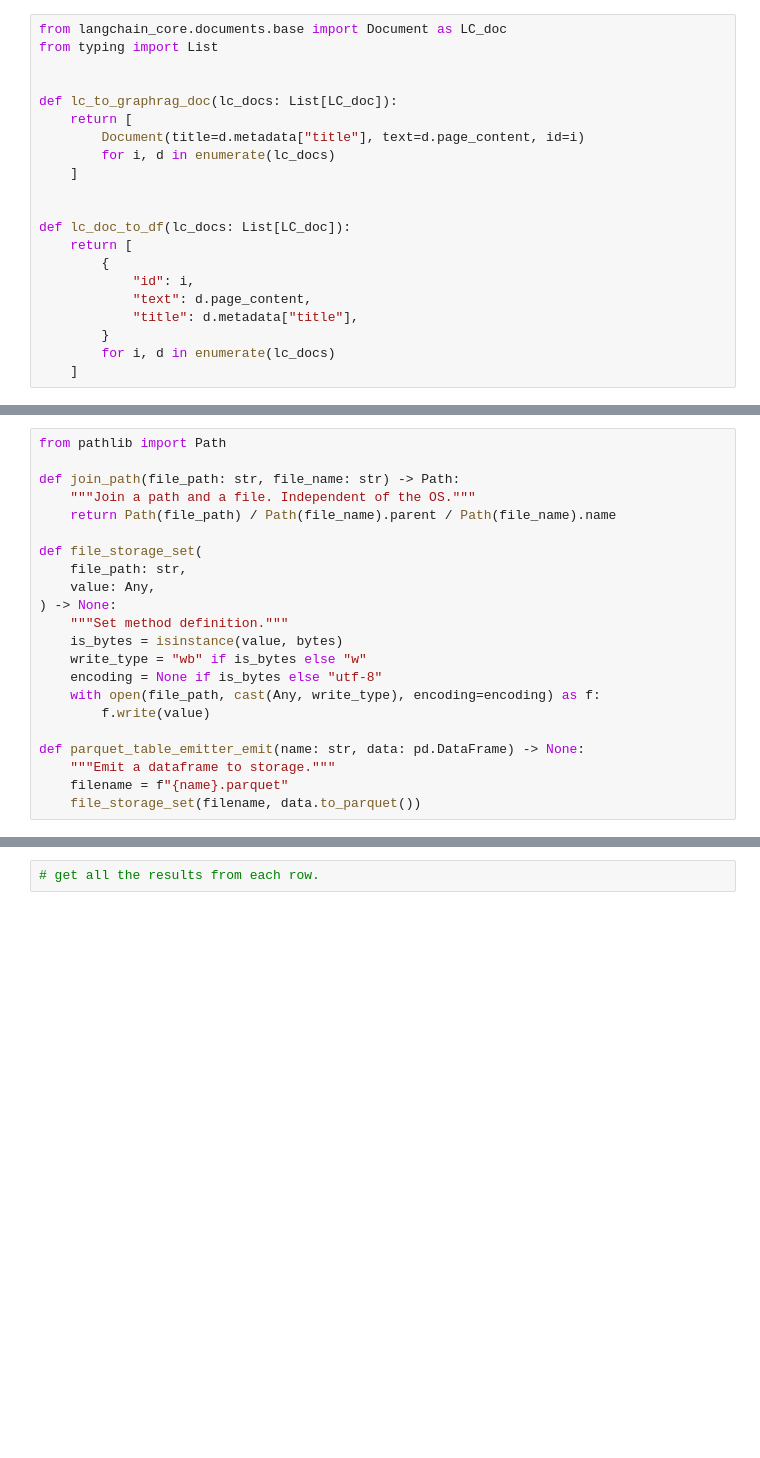
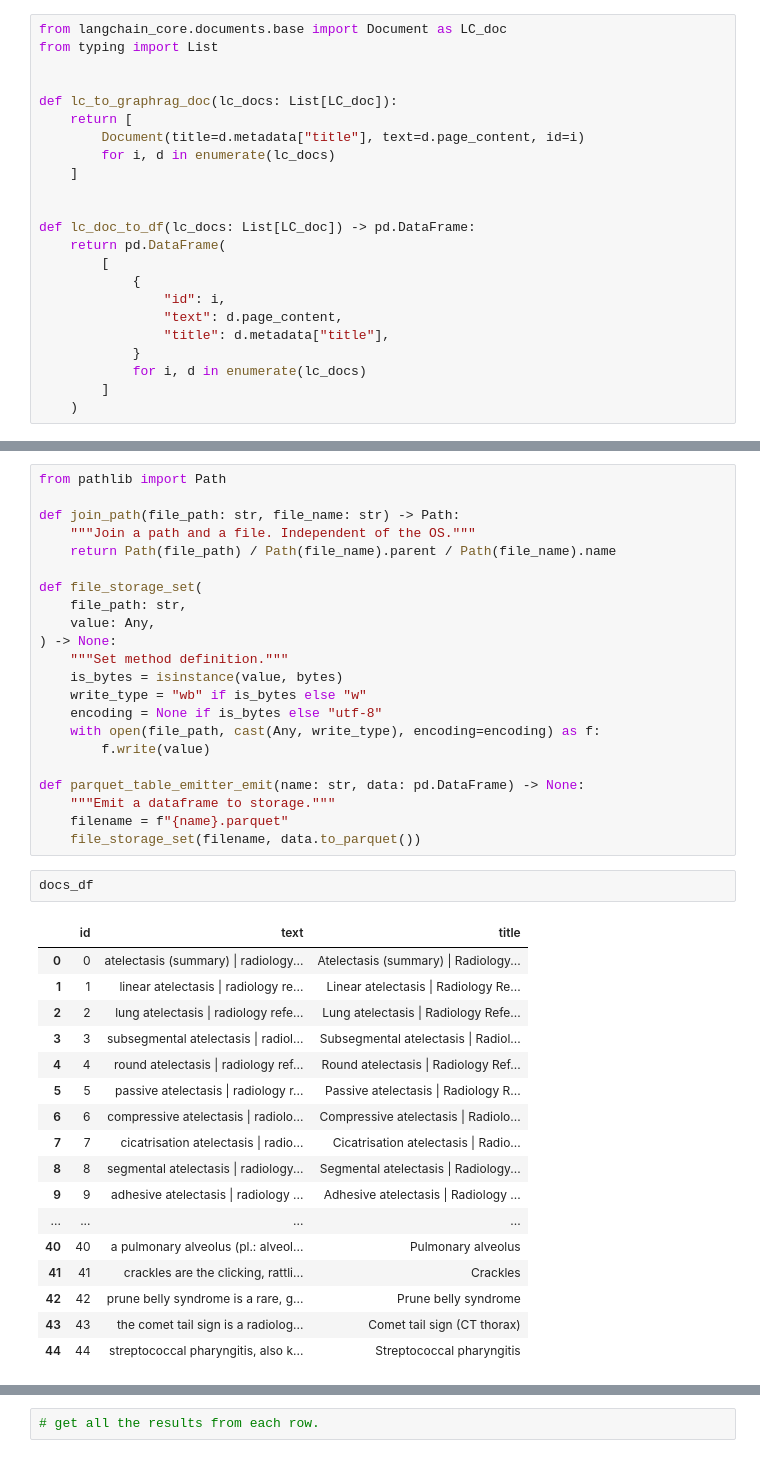
Before and after one commit to ChihchengHsieh/graphrage_for_all, a Jupyter notebook: indexing.ipynb, the cells around one changed output, grey strips where cells are left out. Drawn from its saved outputs; the diff is of its cells as text; blank space fills up the shorter version.

```diff
--- a/indexing.ipynb
+++ b/indexing.ipynb
@@ -769,15 +765,17 @@ def lc_to_graphrag_doc(lc_docs: List[LC_doc]):
     ]
 
 
-def lc_doc_to_df(lc_docs: List[LC_doc]):
-    return [
-        {
-            "id": i,
-            "text": d.page_content,
-            "title": d.metadata["title"],
-        }
-        for i, d in enumerate(lc_docs)
-    ]
+def lc_doc_to_df(lc_docs: List[LC_doc]) -> pd.DataFrame:
+    return pd.DataFrame(
+        [
+            {
+                "id": i,
+                "text": d.page_content,
+                "title": d.metadata["title"],
+            }
+            for i, d in enumerate(lc_docs)
+        ]
+    )
 # %%
 DEFAULT_ENTITY_TYPES = [
     "disease",
@@ -919,6 +925,26 @@ def parquet_table_emitter_emit(name: str, data: pd.DataFrame) -> None:
     """Emit a dataframe to storage."""
     filename = f"{name}.parquet"
     file_storage_set(filename, data.to_parquet())
+# %%
+docs_df
+# %% [output]
+|  | id | text | title |
+| 0 | 0 | atelectasis (summary) | radiology... | Atelectasis (summary) | Radiology... |
+| 1 | 1 | linear atelectasis | radiology re... | Linear atelectasis | Radiology Re... |
+| 2 | 2 | lung atelectasis | radiology refe... | Lung atelectasis | Radiology Refe... |
+| 3 | 3 | subsegmental atelectasis | radiol... | Subsegmental atelectasis | Radiol... |
+| 4 | 4 | round atelectasis | radiology ref... | Round atelectasis | Radiology Ref... |
+| 5 | 5 | passive atelectasis | radiology r... | Passive atelectasis | Radiology R... |
+| 6 | 6 | compressive atelectasis | radiolo... | Compressive atelectasis | Radiolo... |
+| 7 | 7 | cicatrisation atelectasis | radio... | Cicatrisation atelectasis | Radio... |
+| 8 | 8 | segmental atelectasis | radiology... | Segmental atelectasis | Radiology... |
+| 9 | 9 | adhesive atelectasis | radiology ... | Adhesive atelectasis | Radiology ... |
+| ... | ... | ... | ... |
+| 40 | 40 | a pulmonary alveolus (pl.: alveol... | Pulmonary alveolus |
+| 41 | 41 | crackles are the clicking, rattli... | Crackles |
+| 42 | 42 | prune belly syndrome is a rare, g... | Prune belly syndrome |
+| 43 | 43 | the comet tail sign is a radiolog... | Comet tail sign (CT thorax) |
+| 44 | 44 | streptococcal pharyngitis, also k... | Streptococcal pharyngitis |
 # %%
 # saving to the paquet?
 output = workflow_run(docs_df)
```
Also changed, not shown: parts of 10 cells of this notebook, 2 other files.
